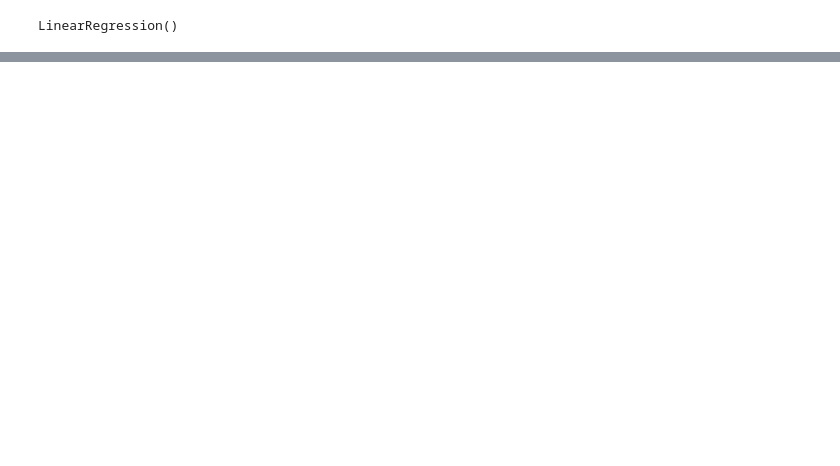
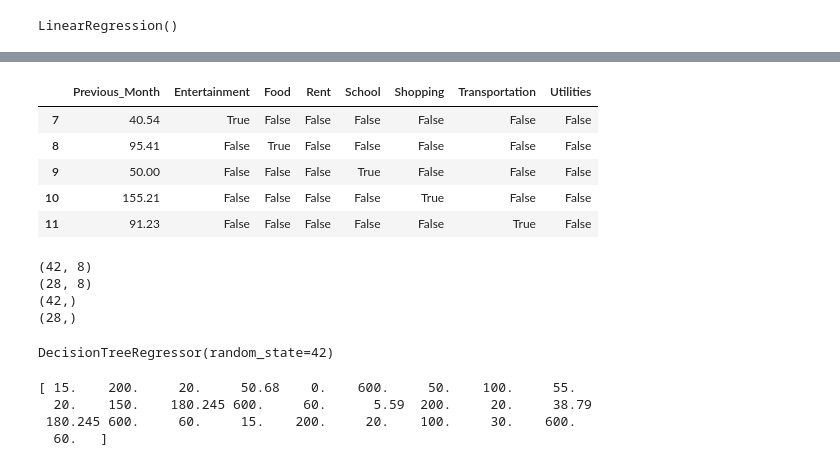
Before and after one commit to oakalonu-sudo/Student-Expense-Analyzer, a Jupyter notebook: expense_analyzer.ipynb, the cells around one changed output, grey strips where cells are left out. Cells and saved outputs as stored; diff of their text form; code cells hidden in the pictures; blank space fills up the shorter version.

```diff
--- a/expense_analyzer.ipynb
+++ b/expense_analyzer.ipynb
@@ -383,0 +514,35 @@ print(mae)
+# %%
+category_encoded = pd.get_dummies(category_monthly["Category"])
+
+x = pd.concat(
+    [category_monthly["Previous_Month"],category_encoded],
+    axis=1
+)
+
+y = category_monthly["Amount"]
+
+x.head()
+# %% [output]
+|  | Previous_Month | Entertainment | Food | Rent | School | Shopping | Transportation | Utilities |
+| 7 | 40.54 | True | False | False | False | False | False | False |
+| 8 | 95.41 | False | True | False | False | False | False | False |
+| 9 | 50.00 | False | False | False | True | False | False | False |
+| 10 | 155.21 | False | False | False | False | True | False | False |
+| 11 | 91.23 | False | False | False | False | False | True | False |
+# %%
+x_cat_train = x.iloc[:42]
+x_cat_test = x.iloc[42:]
+
+y_cat_train = y.iloc[:42]
+y_cat_test = y.iloc[42:]
+
+print(x_cat_train.shape)
+print(x_cat_test.shape)
+
+print(y_cat_train.shape)
+print(y_cat_test.shape)
+# %% [output]
+(42, 8)
+(28, 8)
+(42,)
+(28,)
@@ -383,0 +551,15 @@ print(mae)
+# %%
+category_model = DecisionTreeRegressor(random_state=42)
+
+category_model.fit(x_cat_train,y_cat_train)
+# %% [output]
+DecisionTreeRegressor(random_state=42)
+# %%
+y_cat_pred = category_model.predict(x_cat_test)
+
+print(y_cat_pred)
+# %% [output]
+[ 15.    200.     20.     50.68    0.    600.     50.    100.     55.
+  20.    150.    180.245 600.     60.      5.59  200.     20.     38.79
+ 180.245 600.     60.     15.    200.     20.    100.     30.    600.
+  60.   ]
```
Also changed, not shown: parts of 38 cells of this notebook.
